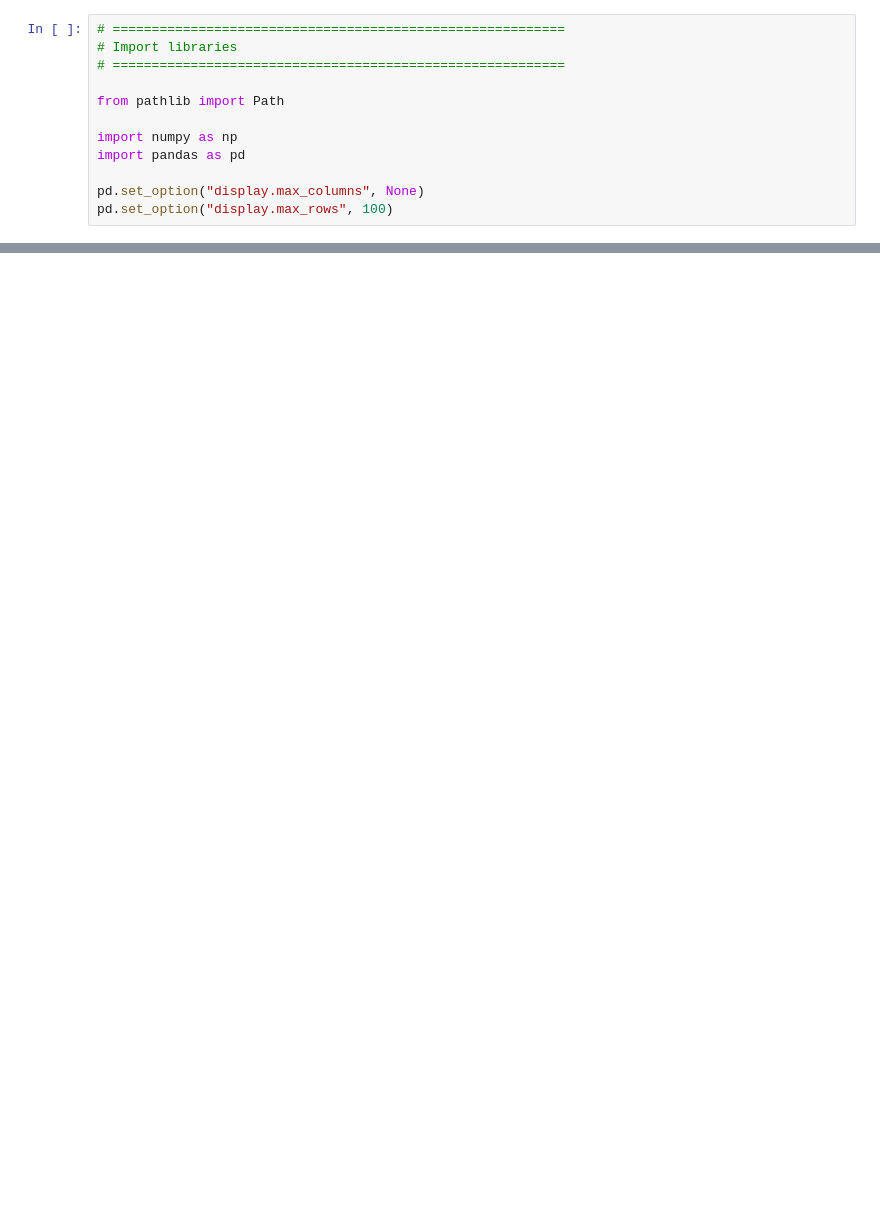
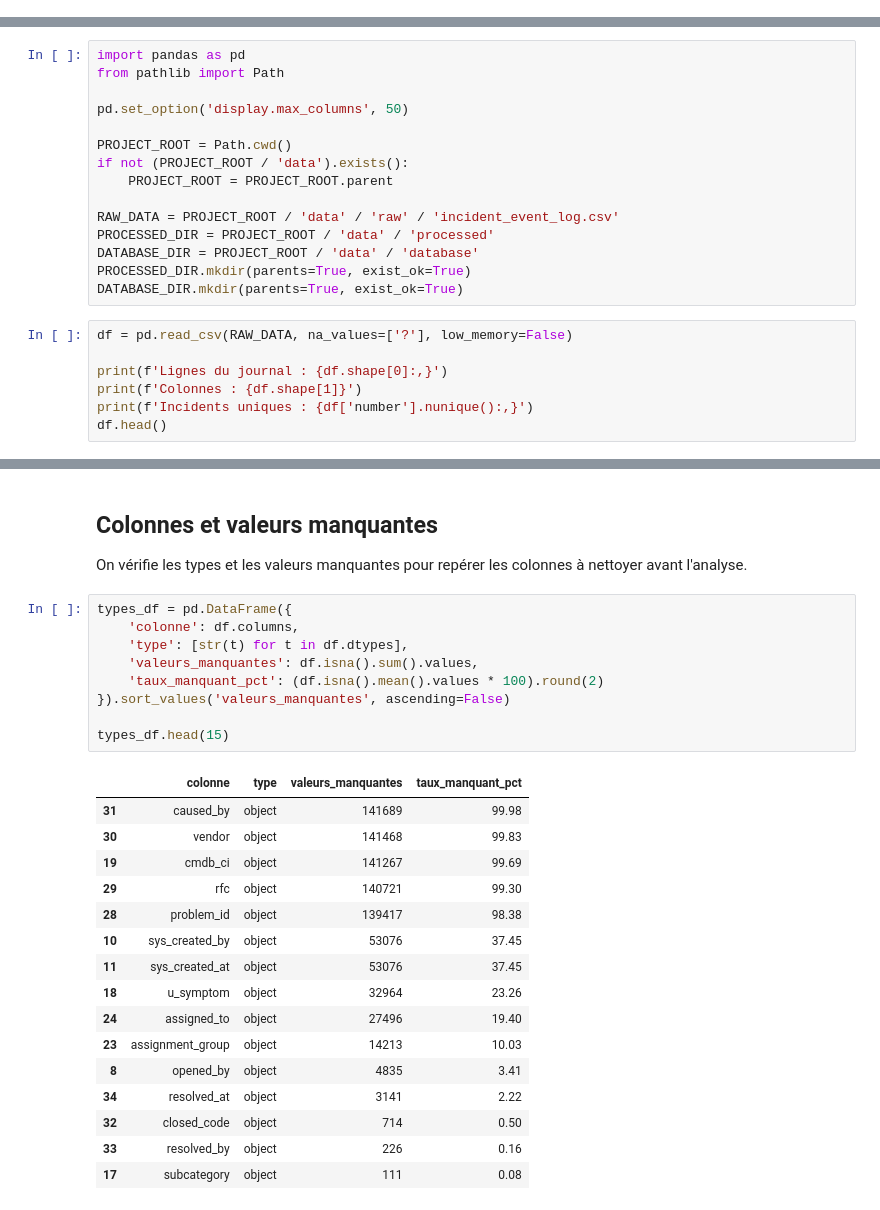
Before and after one commit to mila1515/IT-Service-Performance-Analytics, a Jupyter notebook: notebooks/01_Data_Understanding.ipynb, the cells around one changed output, grey strips where cells are left out. Cells and saved outputs as stored; diff of their text form; blank space fills up the shorter version.

```diff
--- a/notebooks/01_Data_Understanding.ipynb
+++ b/notebooks/01_Data_Understanding.ipynb
@@ -58,12 +0,0 @@ The analysis starts by importing the Python libraries required for data manipula
-# %%
-# ==========================================================
-# Import libraries
-# ==========================================================
-
-from pathlib import Path
-
-import numpy as np
-import pandas as pd
-
-pd.set_option("display.max_columns", None)
-pd.set_option("display.max_rows", 100)
@@ -455,0 +5,22 @@ The next phase will focus on:
+# %%
+import pandas as pd
+from pathlib import Path
+
+pd.set_option('display.max_columns', 50)
+
+PROJECT_ROOT = Path.cwd()
+if not (PROJECT_ROOT / 'data').exists():
+    PROJECT_ROOT = PROJECT_ROOT.parent
+
+RAW_DATA = PROJECT_ROOT / 'data' / 'raw' / 'incident_event_log.csv'
+PROCESSED_DIR = PROJECT_ROOT / 'data' / 'processed'
+DATABASE_DIR = PROJECT_ROOT / 'data' / 'database'
+PROCESSED_DIR.mkdir(parents=True, exist_ok=True)
+DATABASE_DIR.mkdir(parents=True, exist_ok=True)
+# %%
+df = pd.read_csv(RAW_DATA, na_values=['?'], low_memory=False)
+
+print(f'Lignes du journal : {df.shape[0]:,}')
+print(f'Colonnes : {df.shape[1]}')
+print(f'Incidents uniques : {df['number'].nunique():,}')
+df.head()
@@ -455,0 +63,30 @@ The next phase will focus on:
+# %% [markdown]
+## Colonnes et valeurs manquantes
+
+On vérifie les types et les valeurs manquantes pour repérer les colonnes à nettoyer avant l'analyse.
+# %%
+types_df = pd.DataFrame({
+    'colonne': df.columns,
+    'type': [str(t) for t in df.dtypes],
+    'valeurs_manquantes': df.isna().sum().values,
+    'taux_manquant_pct': (df.isna().mean().values * 100).round(2)
+}).sort_values('valeurs_manquantes', ascending=False)
+
+types_df.head(15)
+# %% [output]
+|  | colonne | type | valeurs_manquantes | taux_manquant_pct |
+| 31 | caused_by | object | 141689 | 99.98 |
+| 30 | vendor | object | 141468 | 99.83 |
+| 19 | cmdb_ci | object | 141267 | 99.69 |
+| 29 | rfc | object | 140721 | 99.30 |
+| 28 | problem_id | object | 139417 | 98.38 |
+| 10 | sys_created_by | object | 53076 | 37.45 |
+| 11 | sys_created_at | object | 53076 | 37.45 |
+| 18 | u_symptom | object | 32964 | 23.26 |
+| 24 | assigned_to | object | 27496 | 19.40 |
+| 23 | assignment_group | object | 14213 | 10.03 |
+| 8 | opened_by | object | 4835 | 3.41 |
+| 34 | resolved_at | object | 3141 | 2.22 |
+| 32 | closed_code | object | 714 | 0.50 |
+| 33 | resolved_by | object | 226 | 0.16 |
+| 17 | subcategory | object | 111 | 0.08 |
```
Also changed, not shown: parts of 47 cells of this notebook, 56 other files.
